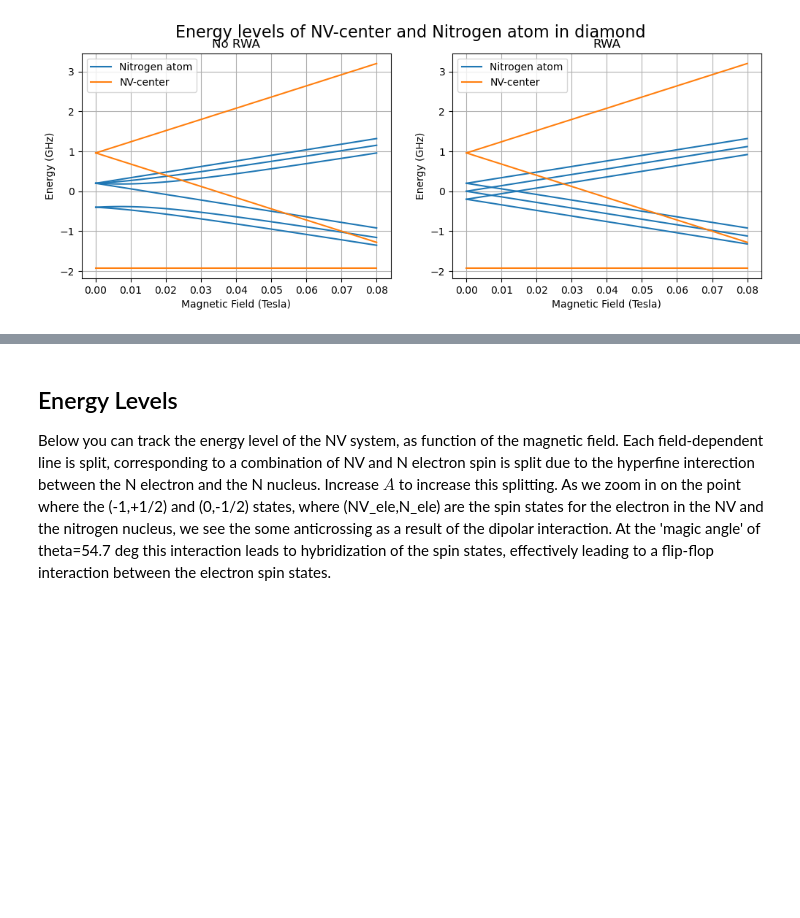
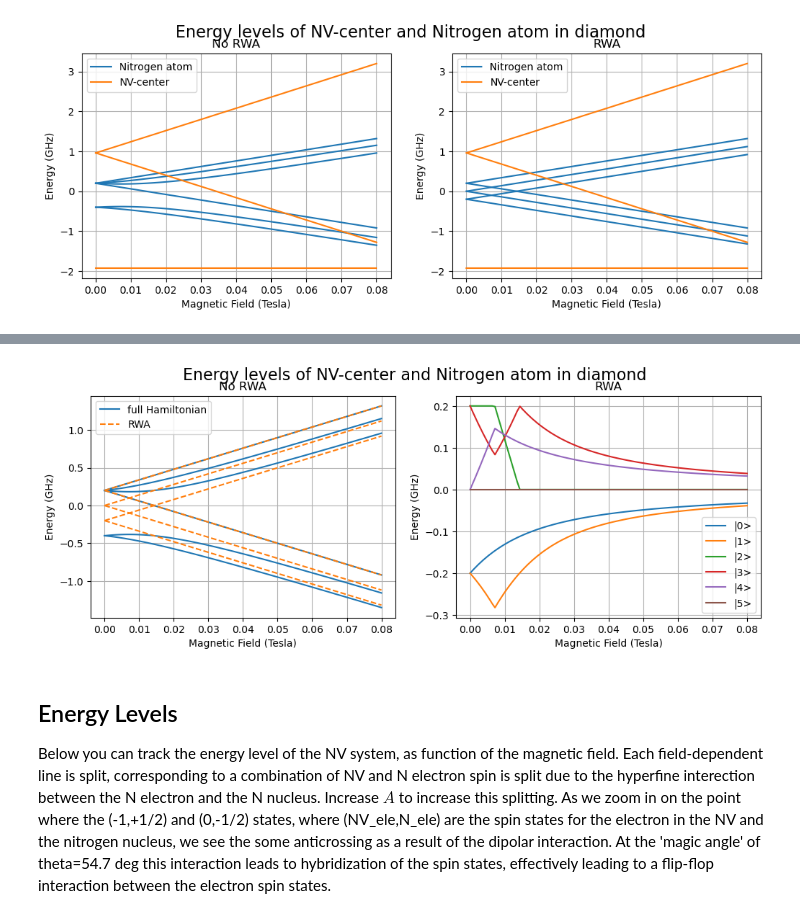
Before and after one commit to RoaldvdBoogaart/QDQC_project, a Jupyter notebook: code/7_HF_couplings_P1center.ipynb, the cells around one changed output, grey strips where cells are left out. Drawn from its saved outputs; the diff is of its cells as text; code cells hidden in the pictures; blank space fills up the shorter version.

```diff
--- a/code/7_HF_couplings_P1center.ipynb
+++ b/code/7_HF_couplings_P1center.ipynb
@@ -132,3 +163,44 @@ fig.show()
+# %%
+fig, ax = plt.subplots(1, 2, figsize=(12, 4))
+
+fig.suptitle('Energy levels of NV-center and Nitrogen atom in diamond', fontsize=16)
+
+ax[0].set_title('No RWA')
+ax[1].set_title('RWA')
+
+for i in range(6):
+    if i == 0:
+        ax[0].plot(b_fields, (N_eigen_energies[i, :] / 1e9).tolist(),
+                   label='full Hamiltonian',
+                   color='C0')
+    else:
+        ax[0].plot(b_fields, (N_eigen_energies[i, :] / 1e9).tolist(),
+                   color='C0')
+
+for i in range(6):
+    if i == 0:
+        ax[0].plot(b_fields, (N_eigen_energies_rwa[i, :] / 1e9).tolist(), label='RWA', color='C1', linestyle='--')
+    else:
+        ax[0].plot(b_fields, (N_eigen_energies_rwa[i, :] / 1e9).tolist(), color='C1', linestyle='--')
+
+
+for i in range(6):
+
+    ax[1].plot(b_fields, (N_eigen_energies[i, :] / 1e9 - N_eigen_energies_rwa[i, :] / 1e9).tolist(), label=f'|{i}>')
+
+ax[0].set_xlabel('Magnetic Field (Tesla)')
+ax[0].set_ylabel('Energy (GHz)')
+ax[0].grid()
+ax[0].legend()
+
+ax[1].set_xlabel('Magnetic Field (Tesla)')
+ax[1].set_ylabel('Energy (GHz)')
+ax[1].grid()
+ax[1].legend()
+
+fig.show()
+# %% [output]
+[figure, added]
 # %%
 def system_hamiltonian(b_field: float, theta: float, distance: float, hf_coupling: float):
     """Returns the Hamiltonian of the system.
```
Also changed, not shown: parts of 2 cells of this notebook.
